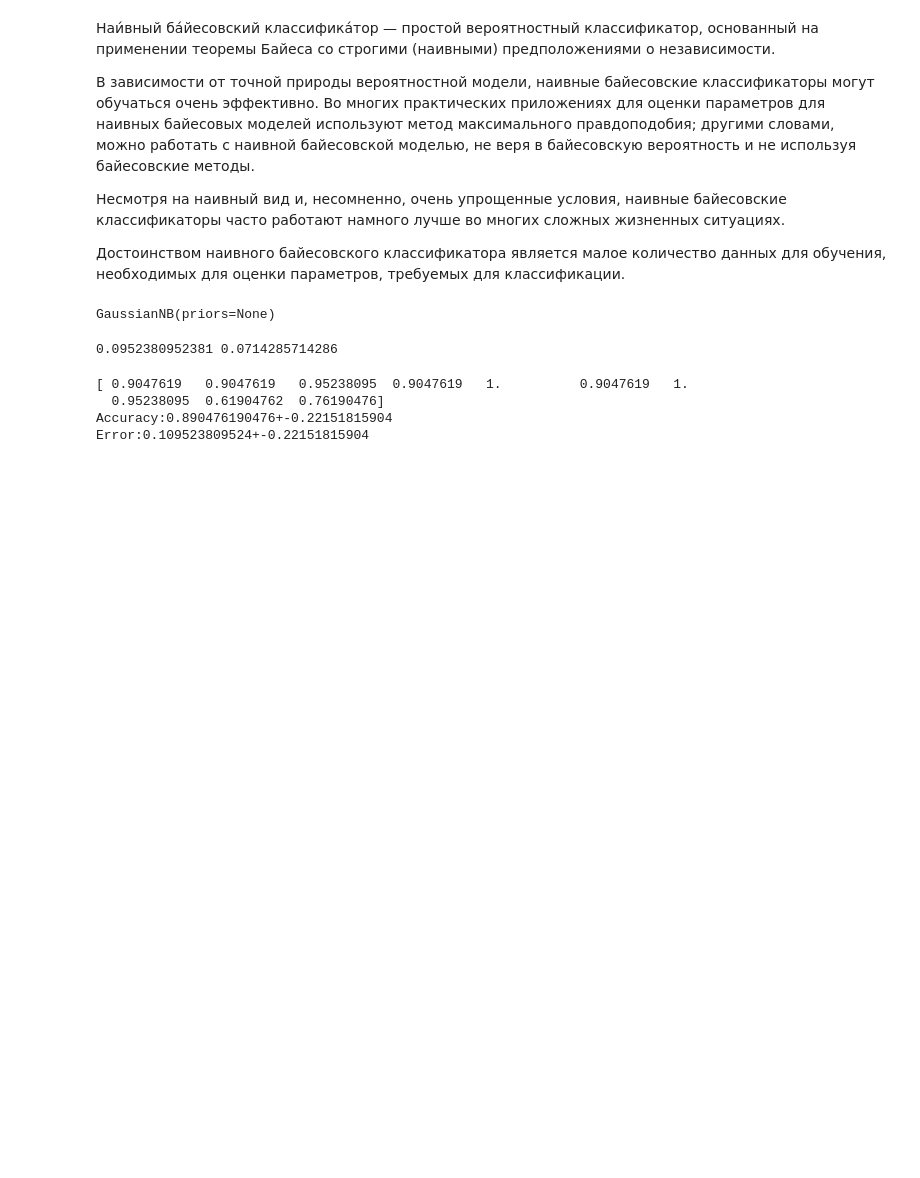
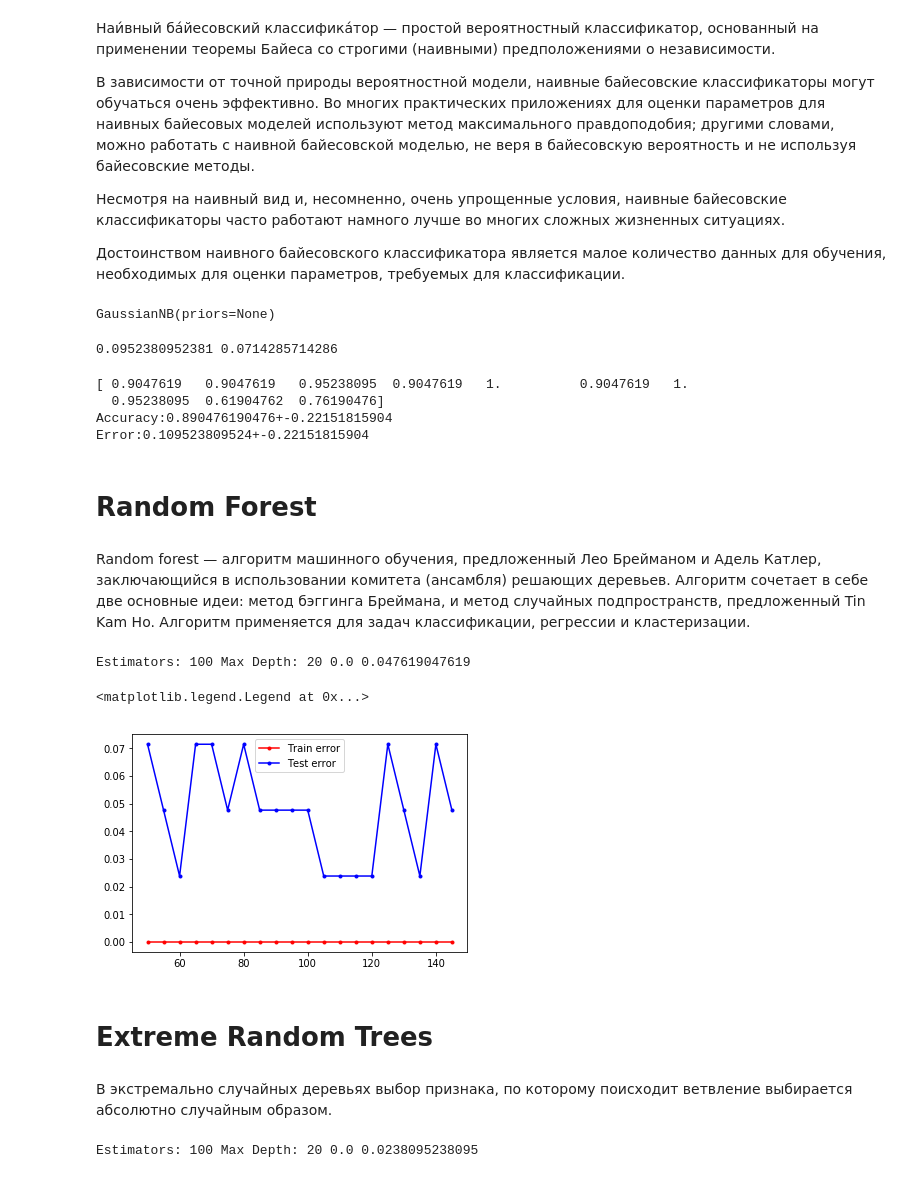
Before and after one commit to krist311/ML, a Jupyter notebook: 2509/2509.ipynb, the cells around one changed output. Cells and saved outputs as stored; diff of their text form; code cells hidden in the pictures; blank space fills up the shorter version.

Commit message:
added random forest, etc

```diff
--- a/2509/2509.ipynb
+++ b/2509/2509.ipynb
@@ -483,3 +483,8 @@ print("Error:" + str(1 - scores.mean())+ "+-" + str(scores.std() * 2))
   0.95238095  0.61904762  0.76190476]
 Accuracy:0.890476190476+-0.22151815904
 Error:0.109523809524+-0.22151815904
+# %% [markdown]
+# Random Forest
+# %% [markdown]
+
+Random forest — алгоритм машинного обучения, предложенный Лео Брейманом и Адель Катлер, заключающийся в использовании комитета (ансамбля) решающих деревьев. Алгоритм сочетает в себе две основные идеи: метод бэггинга Бреймана, и метод случайных подпространств, предложенный Tin Kam Ho. Алгоритм применяется для задач классификации, регрессии и кластеризации.
@@ -485,0 +495,25 @@ Error:0.109523809524+-0.22151815904
+# %%
+err_train = np.mean(y_train != clf.predict(x_train))
+err_test = np.mean(y_test != clf.predict(x_test))
+print("Estimators: 100", "Max Depth: 20", err_train, err_test)
+# %% [output]
+Estimators: 100 Max Depth: 20 0.0 0.047619047619
+# %%
+err_train = []
+err_test = []
+for n_estimators in range(50, 150, 5):
+    model = RandomForestClassifier(n_estimators=n_estimators, max_depth = 20, criterion="gini", n_jobs = 2).fit(x_train, y_train)
+    y_train_pred = model.predict(x_train)
+    y_test_pred = model.predict(x_test)
+    err_train.append(np.mean(y_train_pred != y_train))
+    err_test.append(np.mean(y_test_pred != y_test))
+plt.plot(range(50, 150, 5), err_train, '.-r', label = 'Train error')
+plt.plot(range(50, 150, 5), err_test, '.-b', label = 'Test error')
+plt.legend(loc = 'best')
+# %% [output]
+<matplotlib.legend.Legend at 0x...>
+[figure, added]
+# %% [markdown]
+# Extreme Random Trees
+# %% [markdown]
+В экстремально случайных деревьях выбор признака, по которому поисходит ветвление выбирается абсолютно случайным образом.
@@ -485,0 +524,6 @@ Error:0.109523809524+-0.22151815904
+# %%
+err_train = np.mean(y_train != clf.predict(x_train))
+err_test = np.mean(y_test != clf.predict(x_test))
+print("Estimators: 100", "Max Depth: 20", err_train, err_test)
+# %% [output]
+Estimators: 100 Max Depth: 20 0.0 0.0238095238095
```
Also changed, not shown: parts of 16 cells of this notebook.
